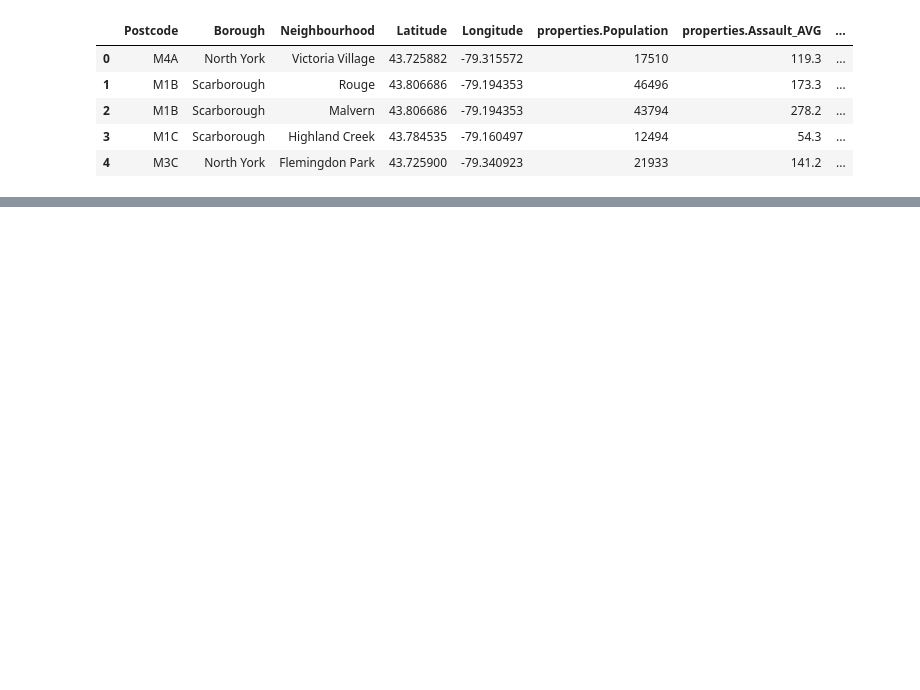
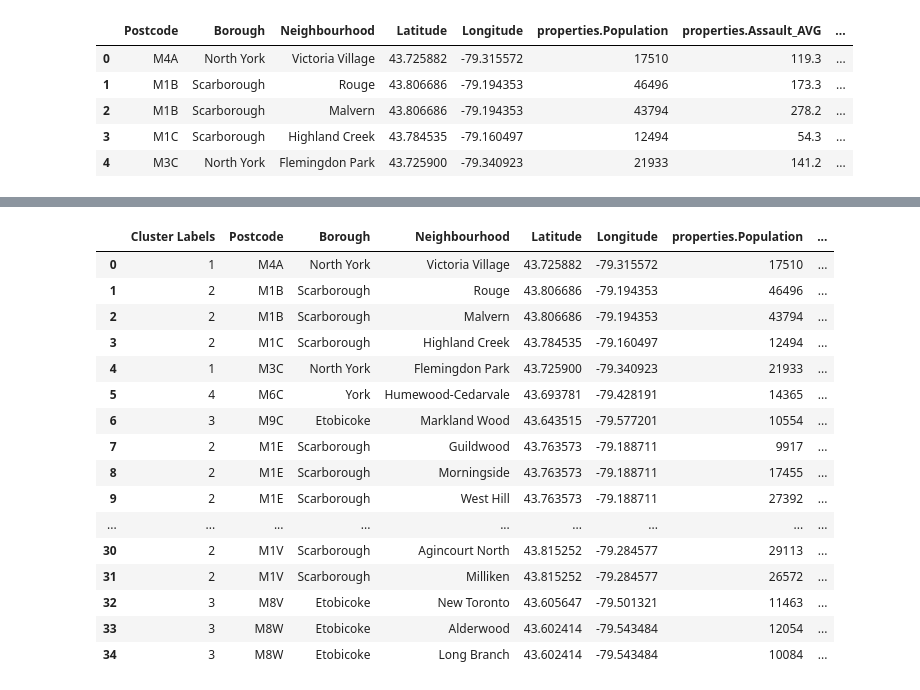
Before and after one commit to yash-patel268/Segmenting-and-Clustering-Neighborhoods-in-Toronto, a Jupyter notebook: Segmenting and Clustering Neighborhoods in Toronto.ipynb, the cells around one changed output, grey strips where cells are left out. Saved outputs shown, nothing was run; the diff lists cells and outputs as text; code cells hidden in the pictures; blank space fills up the shorter version.

Commit message:
Added Neighbourhood clustering

```diff
--- a/Segmenting and Clustering Neighborhoods in Toronto.ipynb
+++ b/Segmenting and Clustering Neighborhoods in Toronto.ipynb
@@ -187,2 +193,26 @@ map_creation
 # %% [output]
 [interactive output not drawn]
+# %%
+k=8
+toronto_clustering = dfAll
+kmeans = KMeans(n_clusters = k).fit(pd.get_dummies(toronto_clustering[["Borough"]]))
+dfAll.insert(0, 'Cluster Labels', kmeans.labels_)
+dfAll.he
+# %% [output]
+|  | Cluster Labels | Postcode | Borough | Neighbourhood | Latitude | Longitude | properties.Population | ... |
+| 0 | 1 | M4A | North York | Victoria Village | 43.725882 | -79.315572 | 17510 | ... |
+| 1 | 2 | M1B | Scarborough | Rouge | 43.806686 | -79.194353 | 46496 | ... |
+| 2 | 2 | M1B | Scarborough | Malvern | 43.806686 | -79.194353 | 43794 | ... |
+| 3 | 2 | M1C | Scarborough | Highland Creek | 43.784535 | -79.160497 | 12494 | ... |
+| 4 | 1 | M3C | North York | Flemingdon Park | 43.725900 | -79.340923 | 21933 | ... |
+| 5 | 4 | M6C | York | Humewood-Cedarvale | 43.693781 | -79.428191 | 14365 | ... |
+| 6 | 3 | M9C | Etobicoke | Markland Wood | 43.643515 | -79.577201 | 10554 | ... |
+| 7 | 2 | M1E | Scarborough | Guildwood | 43.763573 | -79.188711 | 9917 | ... |
+| 8 | 2 | M1E | Scarborough | Morningside | 43.763573 | -79.188711 | 17455 | ... |
+| 9 | 2 | M1E | Scarborough | West Hill | 43.763573 | -79.188711 | 27392 | ... |
+| ... | ... | ... | ... | ... | ... | ... | ... | ... |
+| 30 | 2 | M1V | Scarborough | Agincourt North | 43.815252 | -79.284577 | 29113 | ... |
+| 31 | 2 | M1V | Scarborough | Milliken | 43.815252 | -79.284577 | 26572 | ... |
+| 32 | 3 | M8V | Etobicoke | New Toronto | 43.605647 | -79.501321 | 11463 | ... |
+| 33 | 3 | M8W | Etobicoke | Alderwood | 43.602414 | -79.543484 | 12054 | ... |
+| 34 | 3 | M8W | Etobicoke | Long Branch | 43.602414 | -79.543484 | 10084 | ... |
```
Also changed, not shown: parts of 4 cells of this notebook.
